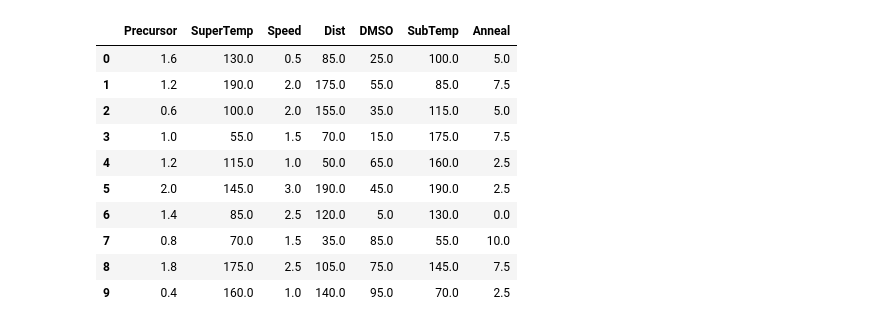
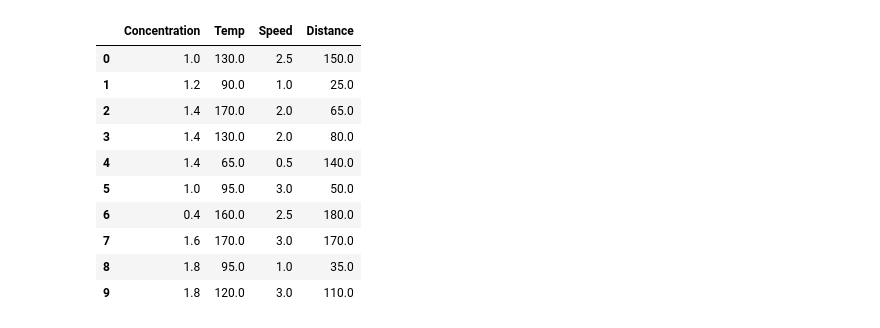
Before and after one commit to Printz-Lab/SL-PerovskiteOpt, a Jupyter notebook: Initial_Experimental_Design/LHS.ipynb, the cells around one changed output. Drawn from its saved outputs; the diff is of its cells as text; code cells hidden in the pictures.

```diff
--- a/Initial_Experimental_Design/LHS.ipynb
+++ b/Initial_Experimental_Design/LHS.ipynb
@@ -54,12 +54,12 @@ x_labels = [
 ]
 # %%
-parameter_space = ParameterSpace([ContinuousParameter('Precursor', 0, 1),
-                                 ContinuousParameter('SuperTemp', 0, 1),
+parameter_space = ParameterSpace([ContinuousParameter('Concentration', 0, 1),
+                                 ContinuousParameter('Temp', 0, 1),
                                  ContinuousParameter('Speed', 0, 1),
-                                 ContinuousParameter('Dist', 0, 1),
-                                 ContinuousParameter('DMSO', 0, 1),
-                                 ContinuousParameter('SubTemp', 0, 1),
-                                 ContinuousParameter('Anneal', 0, 1),
+                                 ContinuousParameter('Distance', 0, 1),
+                                #  ContinuousParameter('DMSO', 0, 1),
+                                #  ContinuousParameter('SubTemp', 0, 1),
+                                #  ContinuousParameter('Anneal', 0, 1),
                                  ])
 
 def x_normalizer(X):
@@ -110,32 +110,44 @@ def get_closest_array(suggested_x):
 # %%
 from emukit.core.initial_designs.random_design import RandomDesign
 from emukit.core.initial_designs.latin_design import LatinDesign
 import pandas as pd
 
-design = LatinDesign(parameter_space)
 num_data_points = 10
+# Set the random seed
+np.random.seed(69)
+latin = LatinDesign(parameter_space)
+random = RandomDesign(parameter_space)
 
-X_norm = design.get_samples(num_data_points)
-x_denorm = x_denormalizer(X_norm)
-X_denorm_close = get_closest_array(x_denorm)
+X_norm_latin = latin.get_samples(num_data_points)
+x_denorm_latin = x_denormalizer(X_norm_latin)
+X_denorm_close_latin = get_closest_array(x_denorm_latin)
 
 # print(x_denorm)
-df_X_new = pd.DataFrame(X_denorm_close, columns=parameter_space.parameter_names)
-df_X_new
+df_X_new_latin = pd.DataFrame(X_denorm_close_latin, columns=parameter_space.parameter_names)
+df_X_new_latin
+
+X_norm_random = random.get_samples(num_data_points)
+x_denorm_random = x_denormalizer(X_norm_random)
+X_denorm_close_random = get_closest_array(x_denorm_random)
+
+# print(x_denorm)
+df_X_new_random = pd.DataFrame(X_denorm_close_random, columns=parameter_space.parameter_names)
+df_X_new_random
+
 
 # # x_test = np.array([[1.2, 125, 2, 110, 50, 125, 5]])
 # x_test = np.array([[0, 0, 0, 0, 0, 0, 0]])
 # x_test = np.array([[-0.0625, -0.016666666666666666, -0.1, -0.014285714285714285, -0.025, -0.016666666666666666, -0.125]])
 # print(get_closest_array(x_denormalizer(x_test)))
 # %% [output]
-|  | Precursor | SuperTemp | Speed | Dist | DMSO | SubTemp | Anneal |
-| 0 | 1.6 | 130.0 | 0.5 | 85.0 | 25.0 | 100.0 | 5.0 |
-| 1 | 1.2 | 190.0 | 2.0 | 175.0 | 55.0 | 85.0 | 7.5 |
-| 2 | 0.6 | 100.0 | 2.0 | 155.0 | 35.0 | 115.0 | 5.0 |
-| 3 | 1.0 | 55.0 | 1.5 | 70.0 | 15.0 | 175.0 | 7.5 |
-| 4 | 1.2 | 115.0 | 1.0 | 50.0 | 65.0 | 160.0 | 2.5 |
-| 5 | 2.0 | 145.0 | 3.0 | 190.0 | 45.0 | 190.0 | 2.5 |
-| 6 | 1.4 | 85.0 | 2.5 | 120.0 | 5.0 | 130.0 | 0.0 |
-| 7 | 0.8 | 70.0 | 1.5 | 35.0 | 85.0 | 55.0 | 10.0 |
-| 8 | 1.8 | 175.0 | 2.5 | 105.0 | 75.0 | 145.0 | 7.5 |
-| 9 | 0.4 | 160.0 | 1.0 | 140.0 | 95.0 | 70.0 | 2.5 |
+|  | Concentration | Temp | Speed | Distance |
+| 0 | 1.0 | 130.0 | 2.5 | 150.0 |
+| 1 | 1.2 | 90.0 | 1.0 | 25.0 |
+| 2 | 1.4 | 170.0 | 2.0 | 65.0 |
+| 3 | 1.4 | 130.0 | 2.0 | 80.0 |
+| 4 | 1.4 | 65.0 | 0.5 | 140.0 |
+| 5 | 1.0 | 95.0 | 3.0 | 50.0 |
+| 6 | 0.4 | 160.0 | 2.5 | 180.0 |
+| 7 | 1.6 | 170.0 | 3.0 | 170.0 |
+| 8 | 1.8 | 95.0 | 1.0 | 35.0 |
+| 9 | 1.8 | 120.0 | 3.0 | 110.0 |
```
Also changed, not shown: parts of 5 cells of this notebook, 17 other files.
